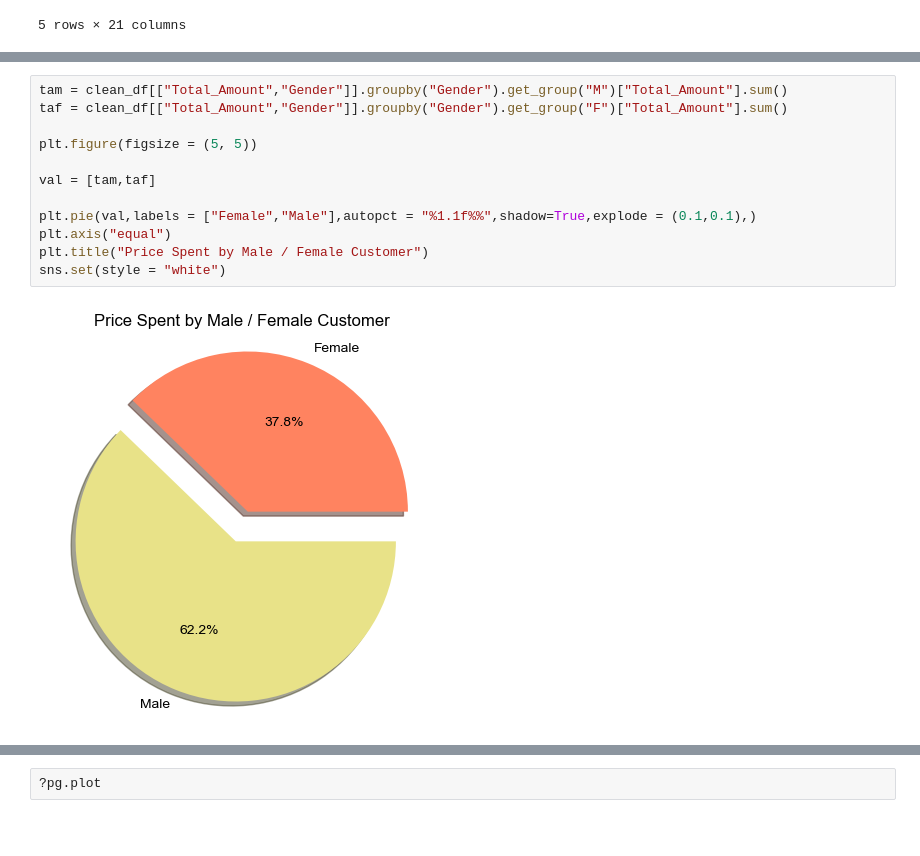
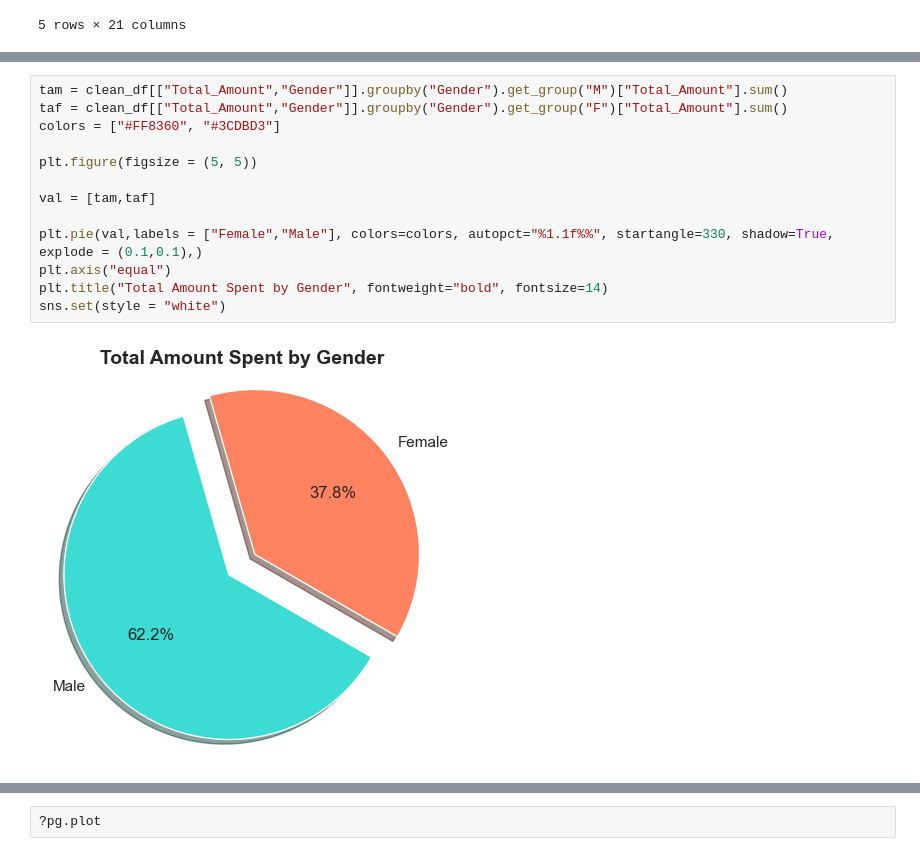
Before and after one commit to BreJyles/Project_1_group7, a Jupyter notebook: amber_work/project_1_code_venes.ipynb, the cells around one changed output, grey strips where cells are left out. Saved outputs shown, nothing was run; the diff lists cells and outputs as text; blank space fills up the shorter version.

```diff
--- a/amber_work/project_1_code_venes.ipynb
+++ b/amber_work/project_1_code_venes.ipynb
@@ -343,14 +343,15 @@ plt.show
 # %%
 tam = clean_df[["Total_Amount","Gender"]].groupby("Gender").get_group("M")["Total_Amount"].sum()
 taf = clean_df[["Total_Amount","Gender"]].groupby("Gender").get_group("F")["Total_Amount"].sum()
+colors = ["#FF8360", "#3CDBD3"]
 
 plt.figure(figsize = (5, 5))
 
 val = [tam,taf]
 
-plt.pie(val,labels = ["Female","Male"],autopct = "%1.1f%%",shadow=True,explode = (0.1,0.1),)
+plt.pie(val,labels = ["Female","Male"], colors=colors, autopct="%1.1f%%", startangle=330, shadow=True, explode = (0.1,0.1),)
 plt.axis("equal")
-plt.title("Price Spent by Male / Female Customer")
+plt.title("Total Amount Spent by Gender", fontweight="bold", fontsize=14)
 sns.set(style = "white")
 # %% [output]
-[figure, old version]
+[figure, new version]
```
Also changed, not shown: parts of 11 cells of this notebook.
